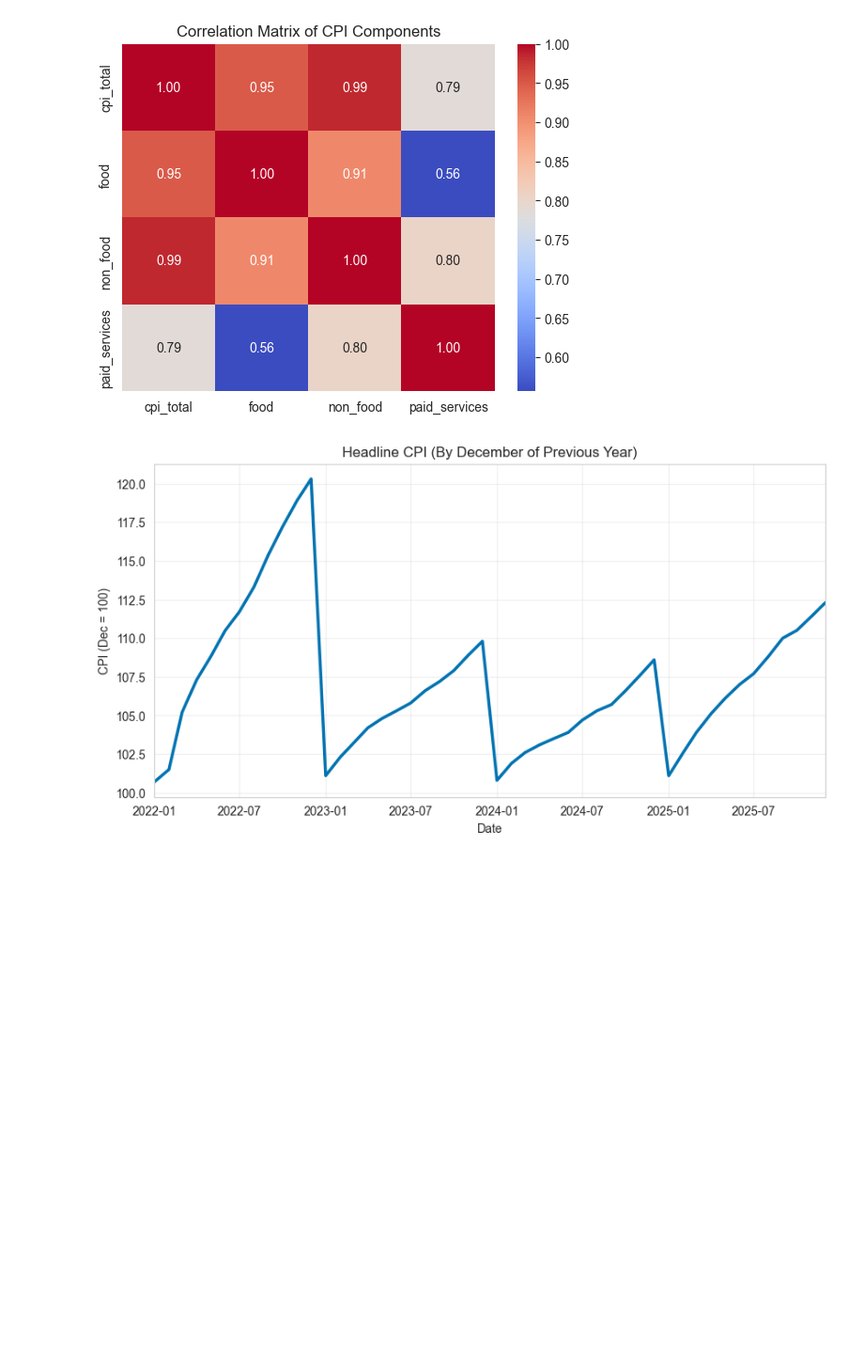
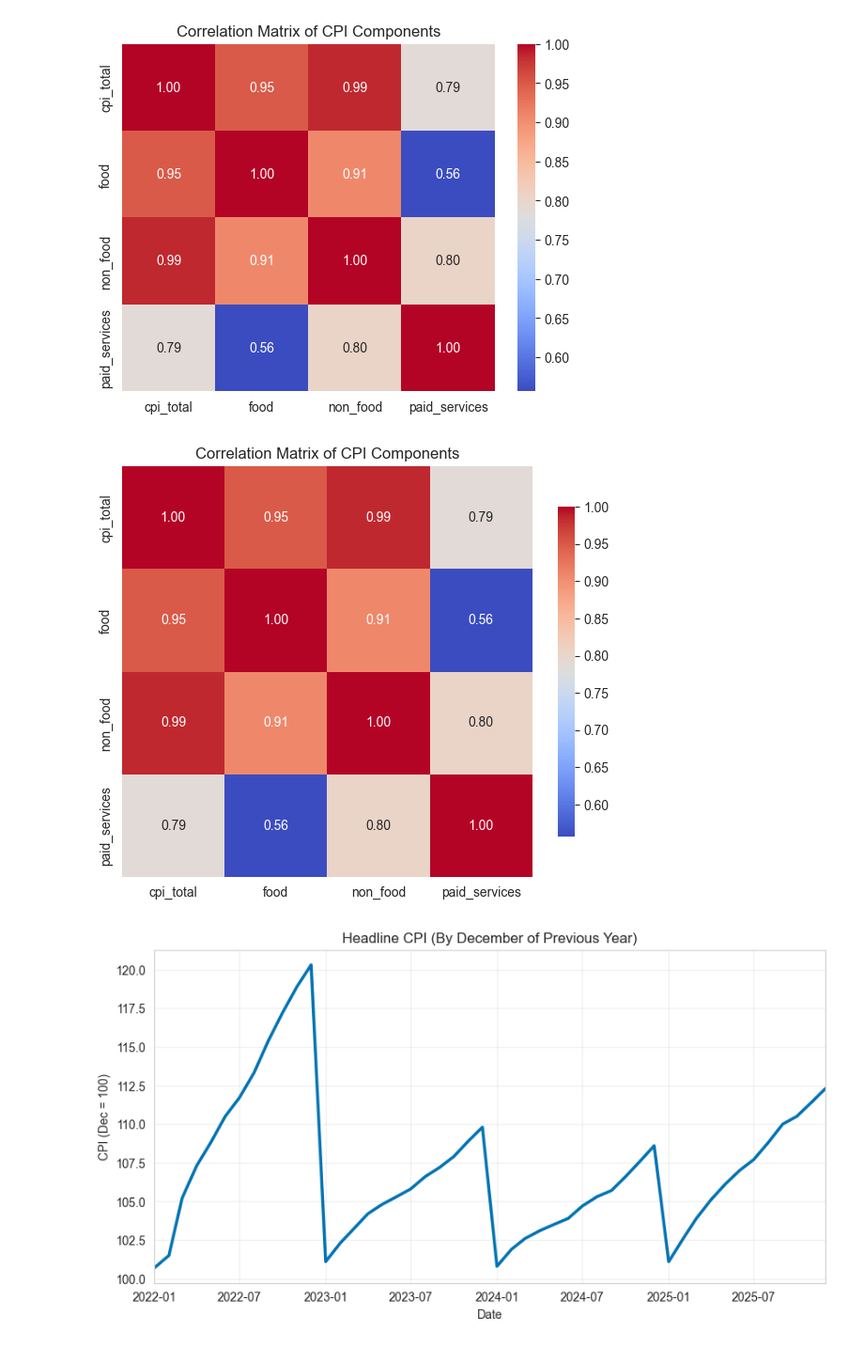
Before and after one commit to say-ahmedi/PROJECT, a Jupyter notebook: CPI.ipynb, the cells around one changed output. Shown at 94% size. Saved outputs shown, nothing was run; the diff lists cells and outputs as text; code cells hidden in the pictures; blank space fills up the shorter version.

Commit message:
refactor(figures): export figures in LaTeX format and clean up code

```diff
--- a/CPI.ipynb
+++ b/CPI.ipynb
@@ -178,6 +217,33 @@ plt.title("Correlation Matrix of CPI Components")
 plt.show()
 # %% [output]
 [figure]
+# %%
+import matplotlib.pyplot as plt
+import seaborn as sns
+
+plt.figure(figsize=(6,5))
+
+sns.heatmap(
+    cpi[["cpi_total","food","non_food","paid_services"]].corr(),
+    annot=True,
+    fmt=".2f",
+    cmap="coolwarm",
+    square=True,
+    cbar_kws={"shrink": 0.8},
+    annot_kws={"size": 10}
+)
+
+plt.title("Correlation Matrix of CPI Components", fontsize=12)
+plt.tight_layout()
+
+plt.savefig(
+    "plots/week_1/corr_cpi.png",
+    dpi=300,
+    bbox_inches="tight"
+)
+plt.show()
+# %% [output]
+[figure, added]
 # %%
 plt.figure(figsize=(10,5))
 sns.lineplot(data=cpi, x="date", y="cpi_total", linewidth=2.5)
```
Also changed, not shown: parts of 5 cells of this notebook, 5 other files.
